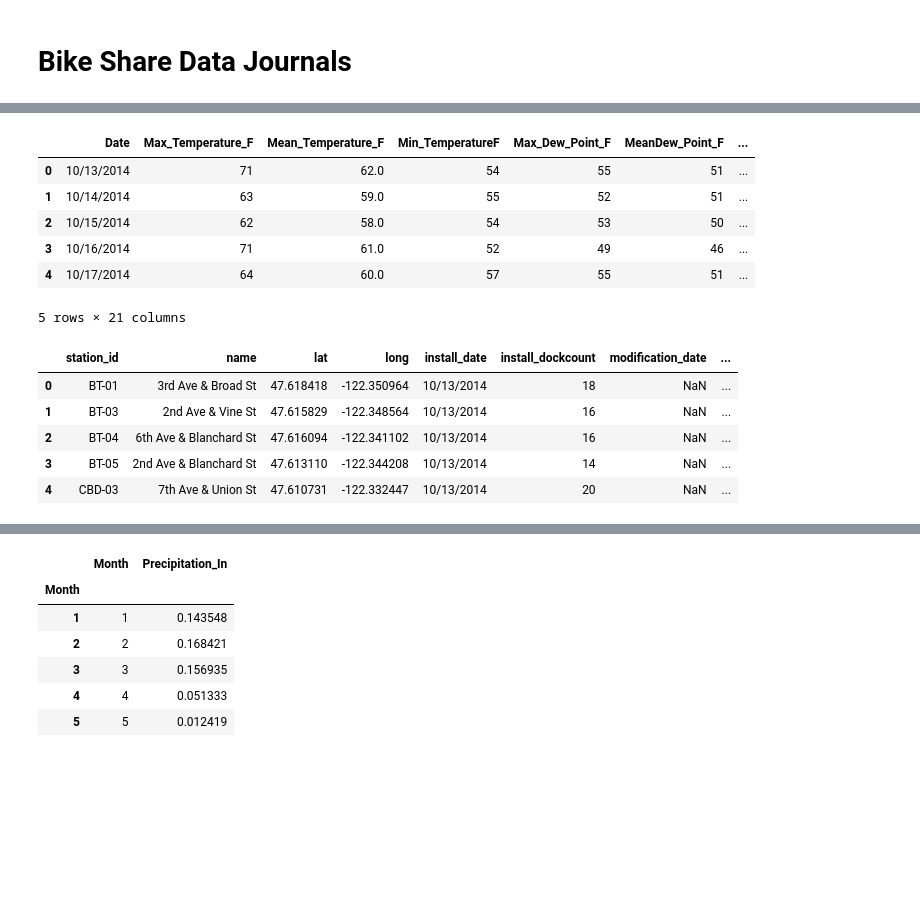
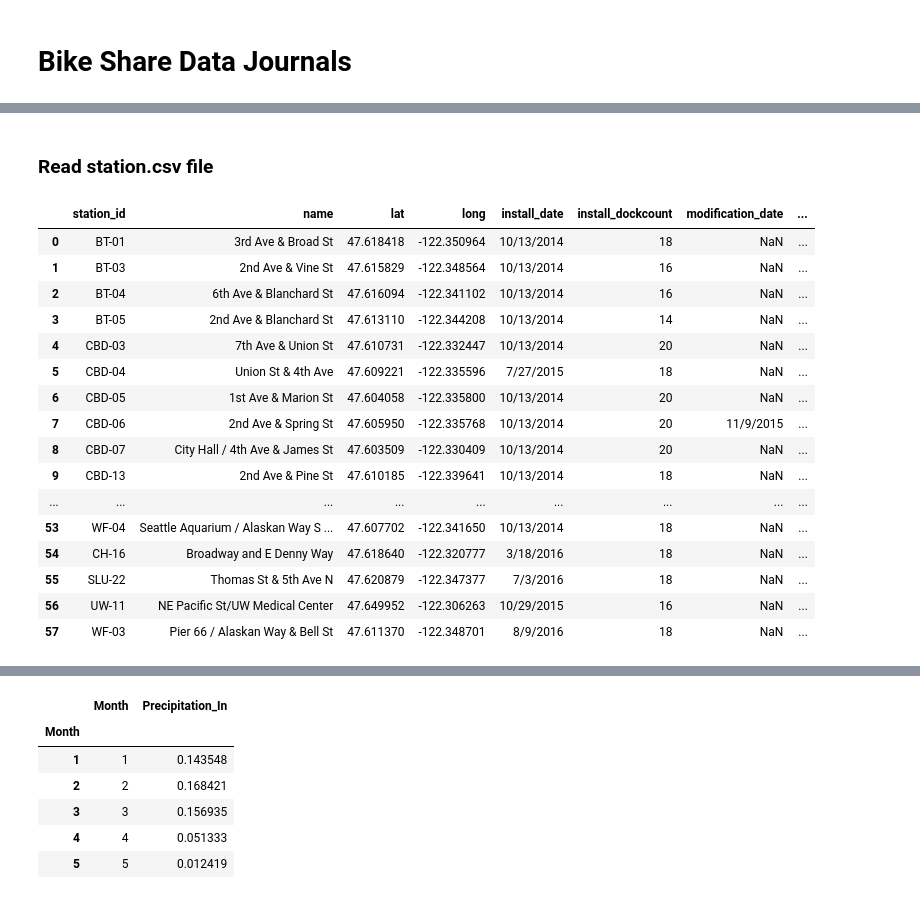
Before and after one commit to emd5/data_analysis, a Jupyter notebook: bike-stats.ipynb, the cells around one changed output, grey strips where cells are left out. Drawn from its saved outputs; the diff is of its cells as text; code cells hidden in the pictures; blank space fills up the shorter version.

```diff
--- a/bike-stats.ipynb
+++ b/bike-stats.ipynb
@@ -27,20 +48,23 @@ df_weather = pd.read_csv('./cycle-share-dataset/weather.csv', error_bad_lines=Fa
-# %%
-df_weather.head()
-# %% [output]
-|  | Date | Max_Temperature_F | Mean_Temperature_F | Min_TemperatureF | Max_Dew_Point_F | MeanDew_Point_F | ... |
-| 0 | 10/13/2014 | 71 | 62.0 | 54 | 55 | 51 | ... |
-| 1 | 10/14/2014 | 63 | 59.0 | 55 | 52 | 51 | ... |
-| 2 | 10/15/2014 | 62 | 58.0 | 54 | 53 | 50 | ... |
-| 3 | 10/16/2014 | 71 | 61.0 | 52 | 49 | 46 | ... |
-| 4 | 10/17/2014 | 64 | 60.0 | 57 | 55 | 51 | ... |
-5 rows × 21 columns
+# %% [markdown]
+### Read station.csv file
 # %%
 station_df = pd.read_csv('./cycle-share-dataset/station.csv', error_bad_lines=False)
-station_df.head()
+station_df.head(100)
 # %% [output]
 |  | station_id | name | lat | long | install_date | install_dockcount | modification_date | ... |
 | 0 | BT-01 | 3rd Ave & Broad St | 47.618418 | -122.350964 | 10/13/2014 | 18 | NaN | ... |
 | 1 | BT-03 | 2nd Ave & Vine St | 47.615829 | -122.348564 | 10/13/2014 | 16 | NaN | ... |
 | 2 | BT-04 | 6th Ave & Blanchard St | 47.616094 | -122.341102 | 10/13/2014 | 16 | NaN | ... |
 | 3 | BT-05 | 2nd Ave & Blanchard St | 47.613110 | -122.344208 | 10/13/2014 | 14 | NaN | ... |
 | 4 | CBD-03 | 7th Ave & Union St | 47.610731 | -122.332447 | 10/13/2014 | 20 | NaN | ... |
+| 5 | CBD-04 | Union St & 4th Ave | 47.609221 | -122.335596 | 7/27/2015 | 18 | NaN | ... |
+| 6 | CBD-05 | 1st Ave & Marion St | 47.604058 | -122.335800 | 10/13/2014 | 20 | NaN | ... |
+| 7 | CBD-06 | 2nd Ave & Spring St | 47.605950 | -122.335768 | 10/13/2014 | 20 | 11/9/2015 | ... |
+| 8 | CBD-07 | City Hall / 4th Ave & James St | 47.603509 | -122.330409 | 10/13/2014 | 20 | NaN | ... |
+| 9 | CBD-13 | 2nd Ave & Pine St | 47.610185 | -122.339641 | 10/13/2014 | 18 | NaN | ... |
+| ... | ... | ... | ... | ... | ... | ... | ... | ... |
+| 53 | WF-04 | Seattle Aquarium / Alaskan Way S ... | 47.607702 | -122.341650 | 10/13/2014 | 18 | NaN | ... |
+| 54 | CH-16 | Broadway and E Denny Way | 47.618640 | -122.320777 | 3/18/2016 | 18 | NaN | ... |
+| 55 | SLU-22 | Thomas St & 5th Ave N | 47.620879 | -122.347377 | 7/3/2016 | 18 | NaN | ... |
+| 56 | UW-11 | NE Pacific St/UW Medical Center | 47.649952 | -122.306263 | 10/29/2015 | 16 | NaN | ... |
+| 57 | WF-03 | Pier 66 / Alaskan Way & Bell St | 47.611370 | -122.348701 | 8/9/2016 | 18 | NaN | ... |
```
Also changed, not shown: parts of 30 cells of this notebook.
